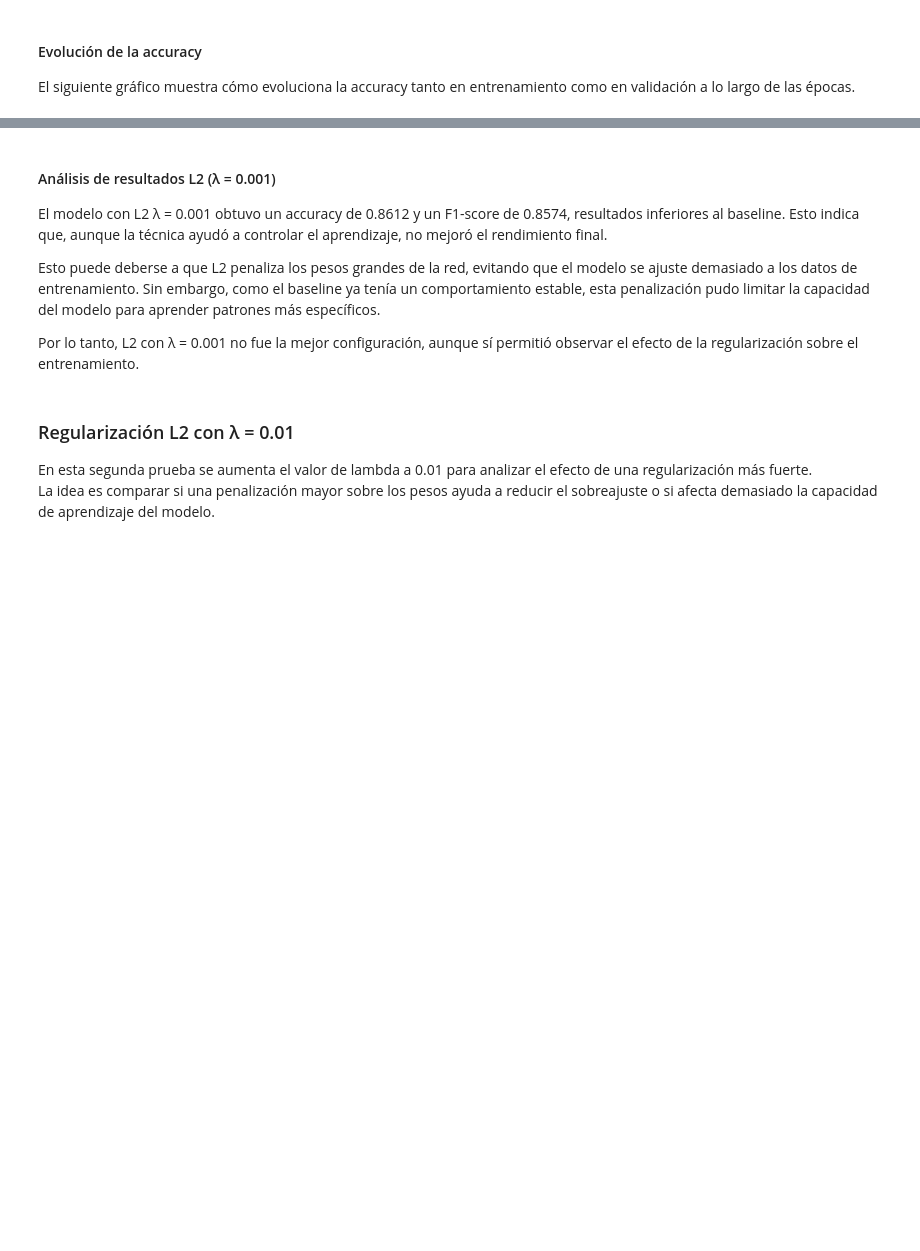
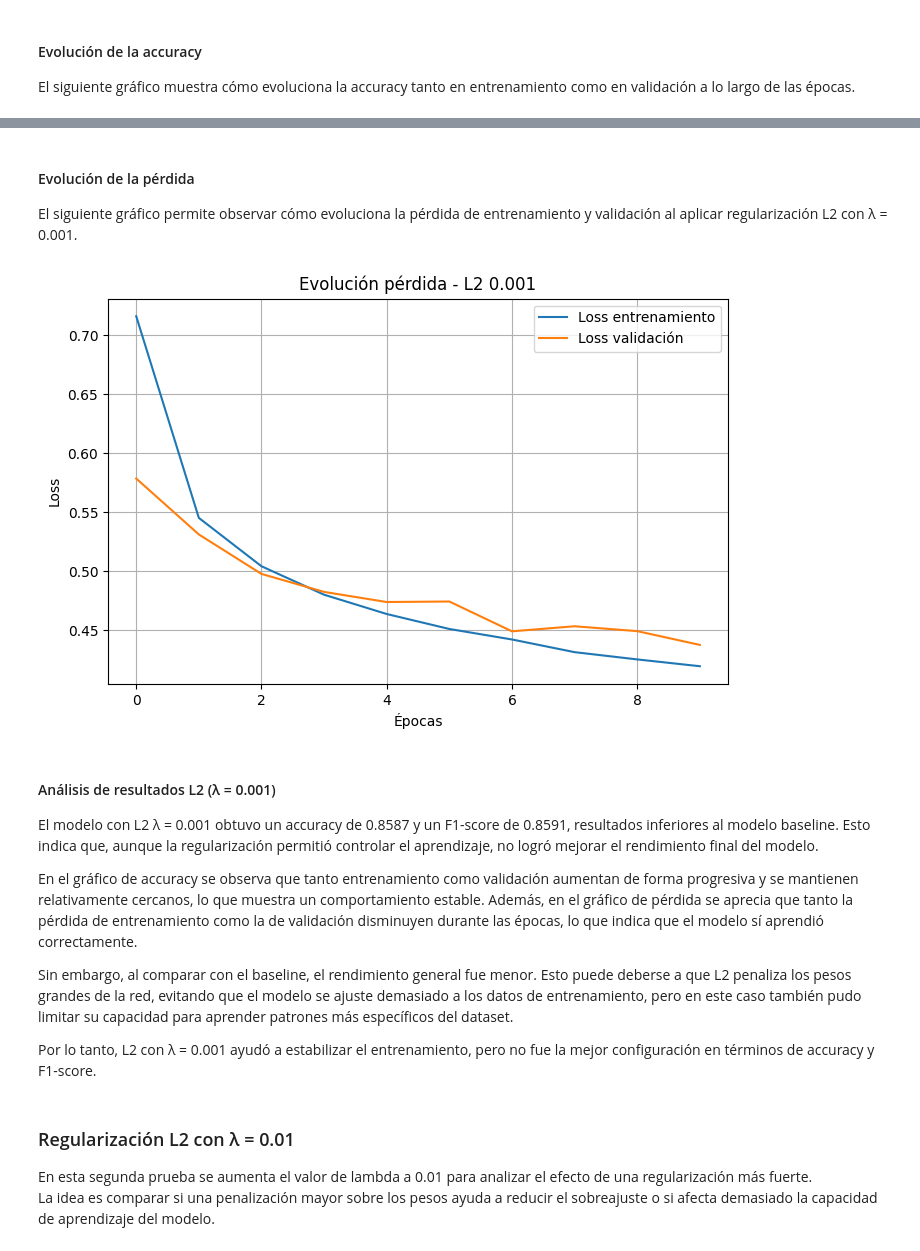
Before and after one commit to VoSaiMORDELON/JonInWork, a Jupyter notebook: Evaluacion_n2.ipynb, the cells around one changed output, grey strips where cells are left out. Saved outputs shown, nothing was run; the diff lists cells and outputs as text; code cells hidden in the pictures; blank space fills up the shorter version.

Commit message:
Se actualiza notebook con imports ordenados, reproducibilidad, análisis corregidos y resultados finales.

```diff
--- a/Evaluacion_n2.ipynb
+++ b/Evaluacion_n2.ipynb
@@ -496,11 +499,33 @@ plt.show()
+# %% [markdown]
+#### Evolución de la pérdida
+
+El siguiente gráfico permite observar cómo evoluciona la pérdida de entrenamiento y validación al aplicar regularización L2 con λ = 0.001.
+# %%
+plt.figure(figsize=(8,5))
+
+plt.plot(history_l2_001.history['loss'], label='Loss entrenamiento')
+plt.plot(history_l2_001.history['val_loss'], label='Loss validación')
+
+plt.title('Evolución pérdida - L2 0.001')
+plt.xlabel('Épocas')
+plt.ylabel('Loss')
+
+plt.legend()
+plt.grid(True)
+
+plt.show()
+# %% [output]
+[figure, added]
 # %% [markdown]
 #### Análisis de resultados L2 (λ = 0.001)
 
-El modelo con L2 λ = 0.001 obtuvo un accuracy de 0.8612 y un F1-score de 0.8574, resultados inferiores al baseline. Esto indica que, aunque la técnica ayudó a controlar el aprendizaje, no mejoró el rendimiento final.
+El modelo con L2 λ = 0.001 obtuvo un accuracy de 0.8587 y un F1-score de 0.8591, resultados inferiores al modelo baseline. Esto indica que, aunque la regularización permitió controlar el aprendizaje, no logró mejorar el rendimiento final del modelo.
 
-Esto puede deberse a que L2 penaliza los pesos grandes de la red, evitando que el modelo se ajuste demasiado a los datos de entrenamiento. Sin embargo, como el baseline ya tenía un comportamiento estable, esta penalización pudo limitar la capacidad del modelo para aprender patrones más específicos.
+En el gráfico de accuracy se observa que tanto entrenamiento como validación aumentan de forma progresiva y se mantienen relativamente cercanos, lo que muestra un comportamiento estable. Además, en el gráfico de pérdida se aprecia que tanto la pérdida de entrenamiento como la de validación disminuyen durante las épocas, lo que indica que el modelo sí aprendió correctamente.
 
-Por lo tanto, L2 con λ = 0.001 no fue la mejor configuración, aunque sí permitió observar el efecto de la regularización sobre el entrenamiento.
+Sin embargo, al comparar con el baseline, el rendimiento general fue menor. Esto puede deberse a que L2 penaliza los pesos grandes de la red, evitando que el modelo se ajuste demasiado a los datos de entrenamiento, pero en este caso también pudo limitar su capacidad para aprender patrones más específicos del dataset.
+
+Por lo tanto, L2 con λ = 0.001 ayudó a estabilizar el entrenamiento, pero no fue la mejor configuración en términos de accuracy y F1-score.
 # %% [markdown]
 ### Regularización L2 con λ = 0.01
 
```
Also changed, not shown: parts of 102 cells of this notebook.
